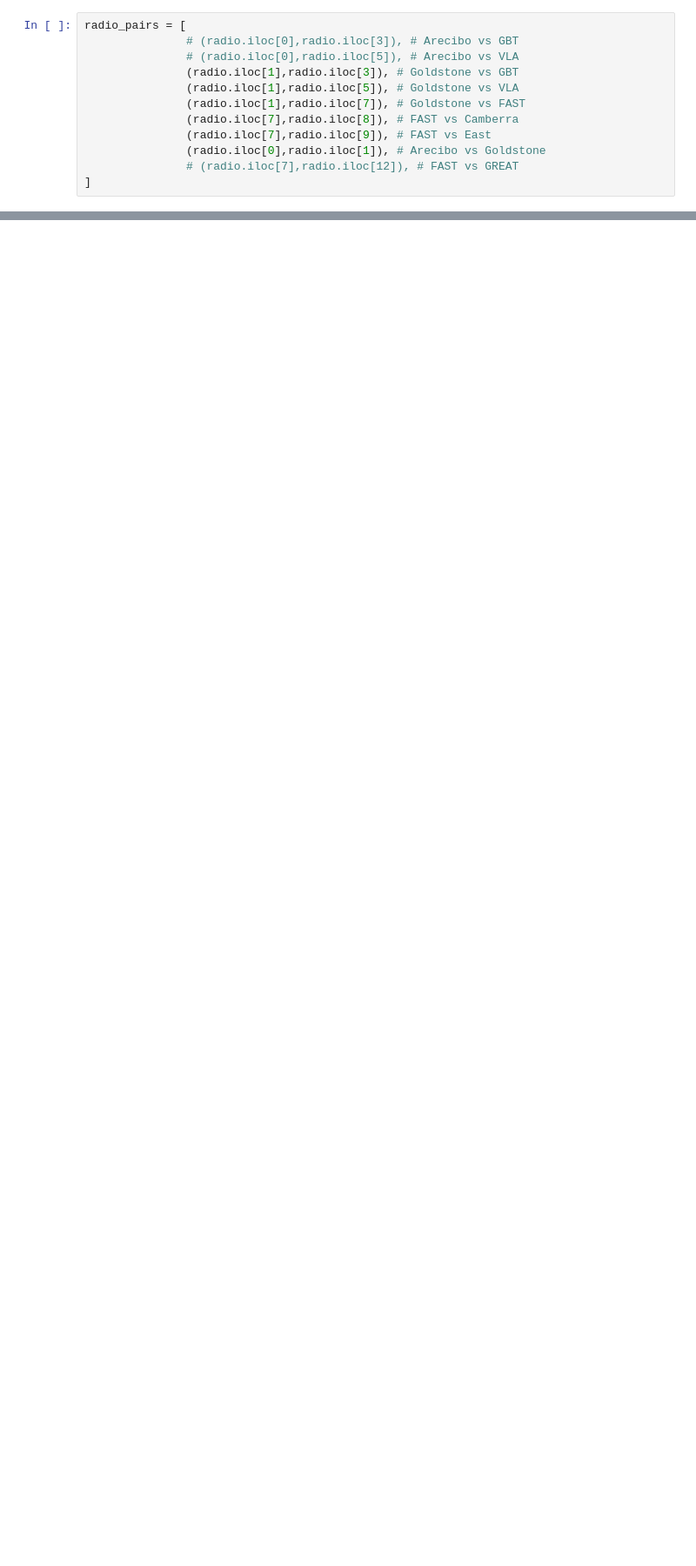
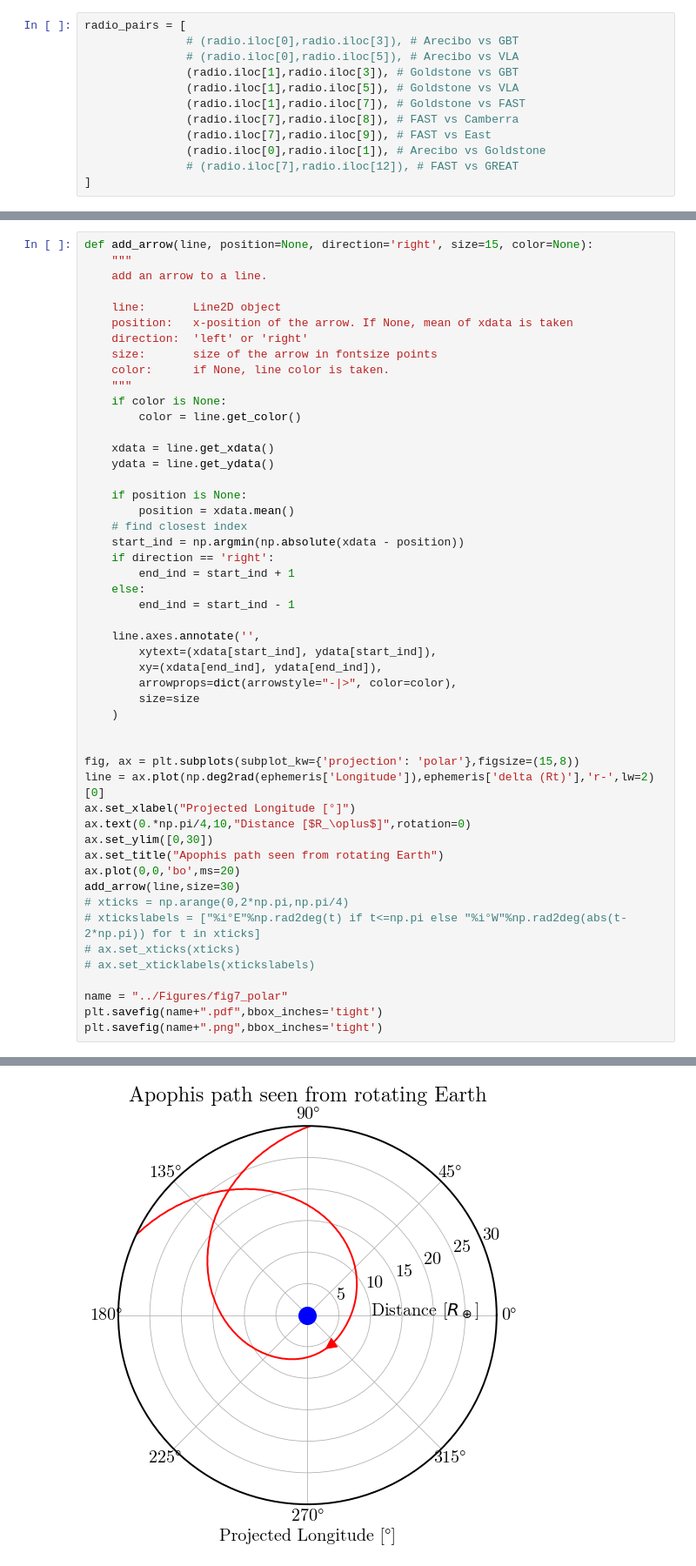
Before and after one commit to AgustinVallejo/Apophis, a Jupyter notebook: New Notebooks/0. Graphs.ipynb, the cells around one changed output, grey strips where cells are left out. Shown at 87% size. Cells and saved outputs as stored; diff of their text form; blank space fills up the shorter version.

```diff
--- a/New Notebooks/0. Graphs.ipynb
+++ b/New Notebooks/0. Graphs.ipynb
@@ -189,3 +189,54 @@ plt.savefig(name+".png",bbox_inches='tight')
 # %% [output]
 'lmroman10-regular.otf' can not be subsetted into a Type 3 font. The entire font will be embedded in the output.
 [figure]
+# %%
+def add_arrow(line, position=None, direction='right', size=15, color=None):
+    """
+    add an arrow to a line.
+
+    line:       Line2D object
+    position:   x-position of the arrow. If None, mean of xdata is taken
+    direction:  'left' or 'right'
+    size:       size of the arrow in fontsize points
+    color:      if None, line color is taken.
+    """
+    if color is None:
+        color = line.get_color()
+
+    xdata = line.get_xdata()
+    ydata = line.get_ydata()
+
+    if position is None:
+        position = xdata.mean()
+    # find closest index
+    start_ind = np.argmin(np.absolute(xdata - position))
+    if direction == 'right':
+        end_ind = start_ind + 1
+    else:
+        end_ind = start_ind - 1
+
+    line.axes.annotate('',
+        xytext=(xdata[start_ind], ydata[start_ind]),
+        xy=(xdata[end_ind], ydata[end_ind]),
+        arrowprops=dict(arrowstyle="-|>", color=color),
+        size=size
+    )
+
+
+fig, ax = plt.subplots(subplot_kw={'projection': 'polar'},figsize=(15,8))
+line = ax.plot(np.deg2rad(ephemeris['Longitude']),ephemeris['delta (Rt)'],'r-',lw=2)[0]
+ax.set_xlabel("Projected Longitude [°]")
+ax.text(0.*np.pi/4,10,"Distance [$R_\oplus$]",rotation=0)
+ax.set_ylim([0,30])
+ax.set_title("Apophis path seen from rotating Earth")
+ax.plot(0,0,'bo',ms=20)
+add_arrow(line,size=30)
+# xticks = np.arange(0,2*np.pi,np.pi/4)
+# xtickslabels = ["%i°E"%np.rad2deg(t) if t<=np.pi else "%i°W"%np.rad2deg(abs(t-2*np.pi)) for t in xticks]
+# ax.set_xticks(xticks)
+# ax.set_xticklabels(xtickslabels)
+
+name = "../Figures/fig7_polar"
+plt.savefig(name+".pdf",bbox_inches='tight')
+plt.savefig(name+".png",bbox_inches='tight')
+# %% [output]
@@ -191,0 +244 @@ plt.savefig(name+".png",bbox_inches='tight')
+[figure, added]
```
Also changed, not shown: parts of 5 cells of this notebook, 10 other files.
